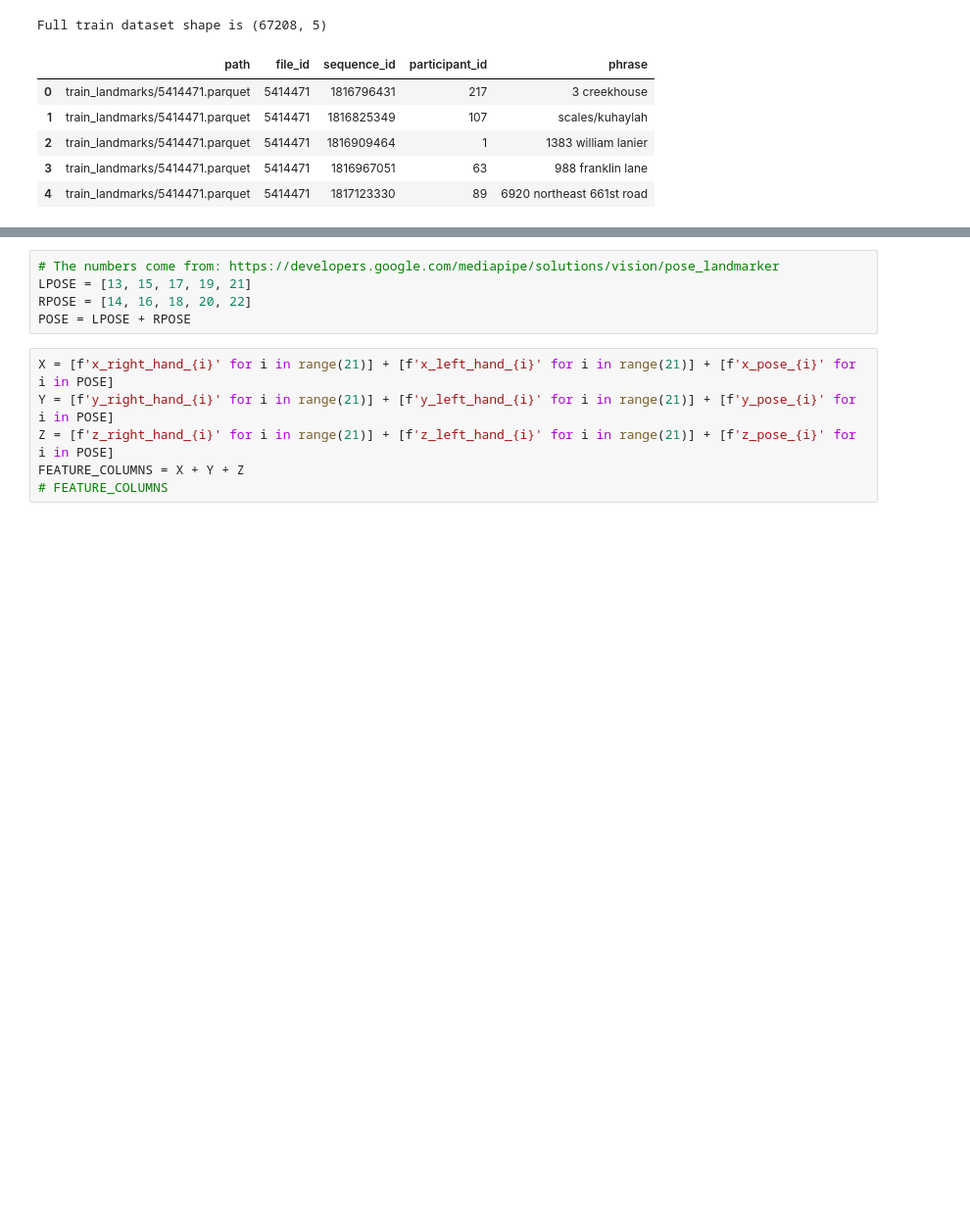
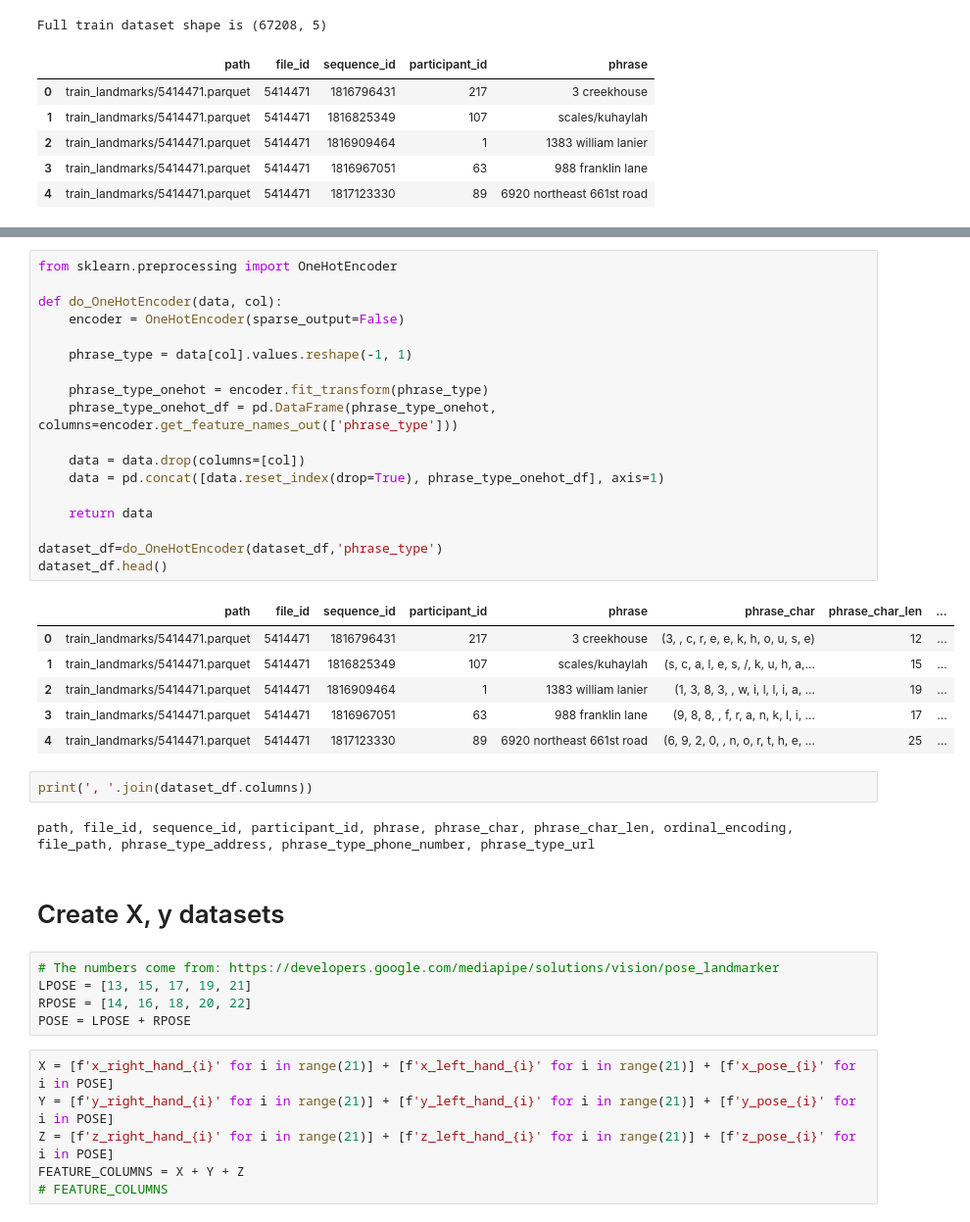
Before and after one commit to Nekoiii/Kaggle_notebook, a Jupyter notebook: sign-language-fingerspelling-recognition-3.ipynb, the cells around one changed output, grey strips where cells are left out. Shown at 98% size. Drawn from its saved outputs; the diff is of its cells as text; blank space fills up the shorter version.

```diff
--- a/sign-language-fingerspelling-recognition-3.ipynb
+++ b/sign-language-fingerspelling-recognition-3.ipynb
@@ -71,3 +150,34 @@ Full train dataset shape is (67208, 5)
+# %%
+from sklearn.preprocessing import OneHotEncoder
+
+def do_OneHotEncoder(data, col):
+    encoder = OneHotEncoder(sparse_output=False)
+
+    phrase_type = data[col].values.reshape(-1, 1)
+
+    phrase_type_onehot = encoder.fit_transform(phrase_type)
+    phrase_type_onehot_df = pd.DataFrame(phrase_type_onehot, columns=encoder.get_feature_names_out(['phrase_type']))
+
+    data = data.drop(columns=[col])
+    data = pd.concat([data.reset_index(drop=True), phrase_type_onehot_df], axis=1)
+
+    return data
+
+dataset_df=do_OneHotEncoder(dataset_df,'phrase_type')
+dataset_df.head()
+# %% [output]
+|  | path | file_id | sequence_id | participant_id | phrase | phrase_char | phrase_char_len | ... |
+| 0 | train_landmarks/5414471.parquet | 5414471 | 1816796431 | 217 | 3 creekhouse | (3, , c, r, e, e, k, h, o, u, s, e) | 12 | ... |
+| 1 | train_landmarks/5414471.parquet | 5414471 | 1816825349 | 107 | scales/kuhaylah | (s, c, a, l, e, s, /, k, u, h, a,... | 15 | ... |
+| 2 | train_landmarks/5414471.parquet | 5414471 | 1816909464 | 1 | 1383 william lanier | (1, 3, 8, 3, , w, i, l, l, i, a, ... | 19 | ... |
+| 3 | train_landmarks/5414471.parquet | 5414471 | 1816967051 | 63 | 988 franklin lane | (9, 8, 8, , f, r, a, n, k, l, i, ... | 17 | ... |
+| 4 | train_landmarks/5414471.parquet | 5414471 | 1817123330 | 89 | 6920 northeast 661st road | (6, 9, 2, 0, , n, o, r, t, h, e, ... | 25 | ... |
+# %%
+print(', '.join(dataset_df.columns))
+# %% [output]
+path, file_id, sequence_id, participant_id, phrase, phrase_char, phrase_char_len, ordinal_encoding, file_path, phrase_type_address, phrase_type_phone_number, phrase_type_url
+# %% [markdown]
+# Create X, y datasets
 # %%
 # The numbers come from: https://developers.google.com/mediapipe/solutions/vision/pose_landmarker
 LPOSE = [13, 15, 17, 19, 21]
```
Also changed, not shown: parts of 15 cells of this notebook.
